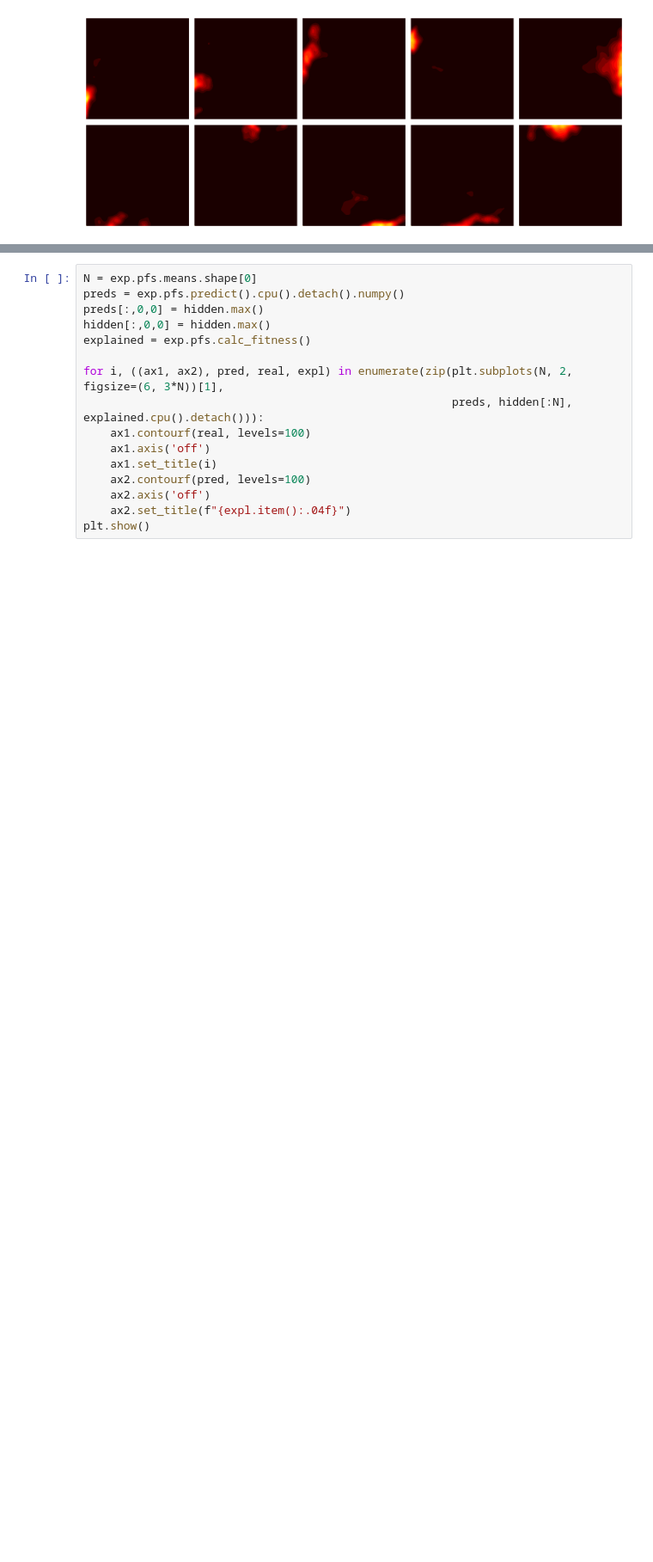
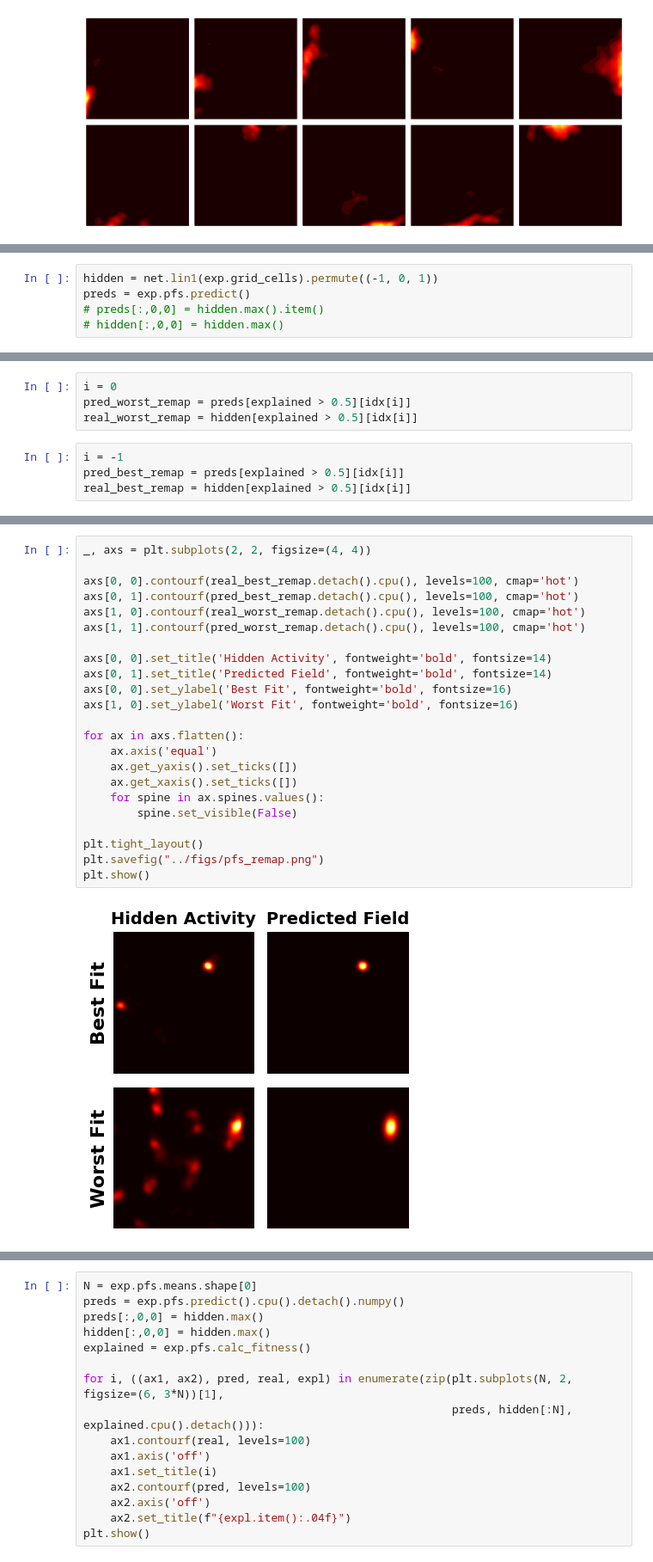
Before and after one commit to ChackMociute/Master-Thesis, a Jupyter notebook: analysis/place_fields.ipynb, the cells around one changed output, grey strips where cells are left out. Shown at 86% size. Cells and saved outputs as stored; diff of their text form; blank space fills up the shorter version.

```diff
--- a/analysis/place_fields.ipynb
+++ b/analysis/place_fields.ipynb
@@ -42,0 +69,5 @@ plt.show()
+# %%
+hidden = net.lin1(exp.grid_cells).permute((-1, 0, 1))
+preds = exp.pfs.predict()
+# preds[:,0,0] = hidden.max().item()
+# hidden[:,0,0] = hidden.max()
@@ -42,0 +80,8 @@ plt.show()
+# %%
+i = 0
+pred_worst_remap = preds[explained > 0.5][idx[i]]
+real_worst_remap = hidden[explained > 0.5][idx[i]]
+# %%
+i = -1
+pred_best_remap = preds[explained > 0.5][idx[i]]
+real_best_remap = hidden[explained > 0.5][idx[i]]
@@ -42,0 +117,25 @@ plt.show()
+# %%
+_, axs = plt.subplots(2, 2, figsize=(4, 4))
+
+axs[0, 0].contourf(real_best_remap.detach().cpu(), levels=100, cmap='hot')
+axs[0, 1].contourf(pred_best_remap.detach().cpu(), levels=100, cmap='hot')
+axs[1, 0].contourf(real_worst_remap.detach().cpu(), levels=100, cmap='hot')
+axs[1, 1].contourf(pred_worst_remap.detach().cpu(), levels=100, cmap='hot')
+
+axs[0, 0].set_title('Hidden Activity', fontweight='bold', fontsize=14)
+axs[0, 1].set_title('Predicted Field', fontweight='bold', fontsize=14)
+axs[0, 0].set_ylabel('Best Fit', fontweight='bold', fontsize=16)
+axs[1, 0].set_ylabel('Worst Fit', fontweight='bold', fontsize=16)
+
+for ax in axs.flatten():
+    ax.axis('equal')
+    ax.get_yaxis().set_ticks([])
+    ax.get_xaxis().set_ticks([])
+    for spine in ax.spines.values():
+        spine.set_visible(False)
+
+plt.tight_layout()
+plt.savefig("../figs/pfs_remap.png")
+plt.show()
+# %% [output]
+[figure, added]
```
Also changed, not shown: parts of 14 cells of this notebook, 3 other files.
